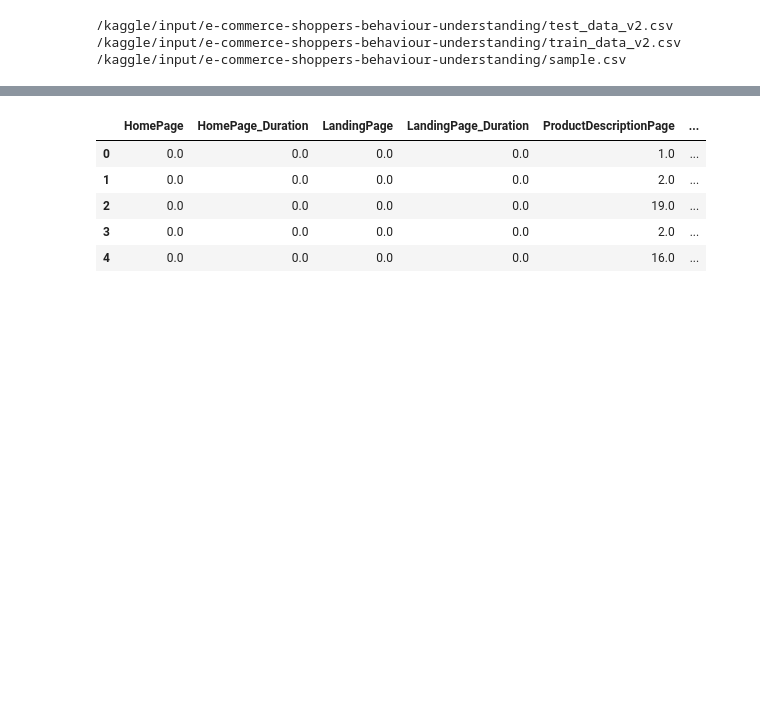
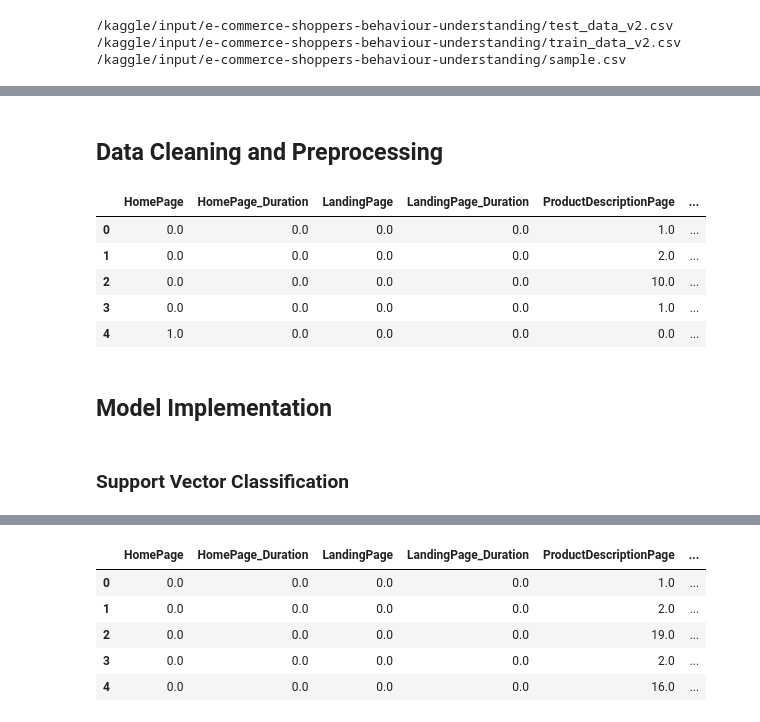
Before and after one commit to aayushmahapatra/ecommerce-ml, a Jupyter notebook: ecommerce.ipynb, the cells around one changed output, grey strips where cells are left out. Drawn from its saved outputs; the diff is of its cells as text; code cells hidden in the pictures; blank space fills up the shorter version.

```diff
--- a/ecommerce.ipynb
+++ b/ecommerce.ipynb
@@ -39,0 +81,13 @@ train_df
+# %% [markdown]
+## Data Cleaning and Preprocessing
+# %%
+# drop columns with low correlation
+train_df = train_df.drop(["GoogleMetric:Bounce Rates", "GoogleMetric:Exit Rates", "SeasonalPurchase", "WeekendPurchase"], axis=1)
+train_df.head()
+# %% [output]
+|  | HomePage | HomePage_Duration | LandingPage | LandingPage_Duration | ProductDescriptionPage | ... |
+| 0 | 0.0 | 0.0 | 0.0 | 0.0 | 1.0 | ... |
+| 1 | 0.0 | 0.0 | 0.0 | 0.0 | 2.0 | ... |
+| 2 | 0.0 | 0.0 | 0.0 | 0.0 | 10.0 | ... |
+| 3 | 0.0 | 0.0 | 0.0 | 0.0 | 1.0 | ... |
+| 4 | 1.0 | 0.0 | 0.0 | 0.0 | 0.0 | ... |
@@ -39,0 +113,2 @@ train_df
+# %% [markdown]
+## Model Implementation
@@ -39,0 +119,2 @@ train_df
+# %% [markdown]
+### Support Vector Classification
```
Also changed, not shown: parts of 34 cells of this notebook.
